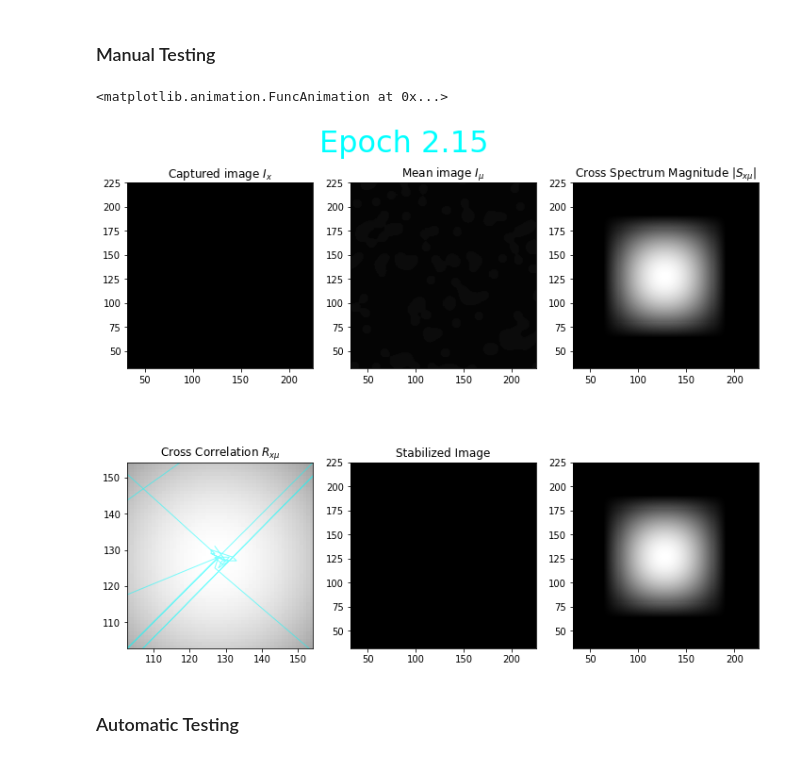
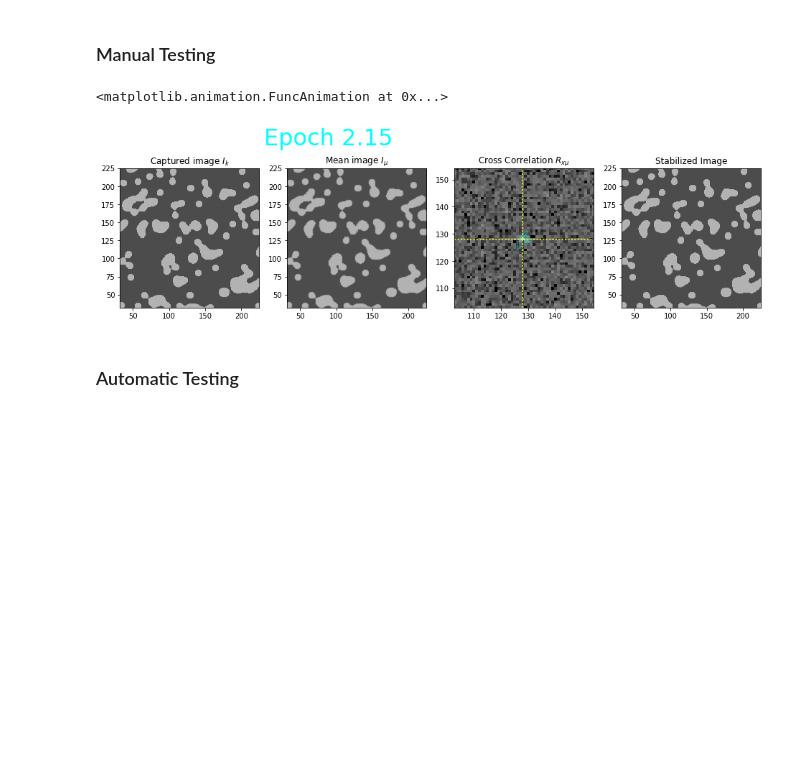
Before and after one commit to 12AT7/allen-interview, a Jupyter notebook: motion.ipynb, the cells around one changed output. Drawn from its saved outputs; the diff is of its cells as text; code cells hidden in the pictures; blank space fills up the shorter version.

Commit message:
Fixed RandomWalk animation, but the code is still ugly

```diff
--- a/motion.ipynb
+++ b/motion.ipynb
@@ -65,7 +65,8 @@ def MotionCorrect(imagelist, num_epochs=3):
         for i, capture in enumerate(imagelist):
             Sxm = fft2(capture)*mu_Fourier
             Rxm = np.absolute(ifft2(Sxm/np.absolute(Sxm)))
-            offset = np.unravel_index(Rxm.argmax(), Rxm.shape)
+            offset = np.unravel_index(fftshift(Rxm).argmax(), Rxm.shape)
+            offset = (offset[1] - int(N/2), offset[0] - int(N/2))
             stabilized = transform.warp(capture, AffineTransform(translation=offset))
             imagelist[i] = stabilized
             yield {
@@ -256,59 +257,64 @@ class WhiteNoise:
 # %% [markdown]
 ### Manual Testing
 # %%
-fig, axes = plt.subplots(ncols=3, nrows=2, figsize=(12,10))
+fig, axes = plt.subplots(ncols=4, nrows=1, figsize=(16,6))
 ax = axes.flatten()
 pad = PaddedHanningWindow()
 image_artist = [a.imshow(pad, vmin=0, vmax=1) for a in ax]
-image_artist[2] = ax[2].imshow(pad, vmin=0, vmax=30)
-image_artist[3] = ax[3].imshow(pad, vmin=-10, vmax=0, zorder=0)
+#image_artist[2] = ax[2].imshow(pad, vmin=0, vmax=30)
+image_artist[2] = ax[2].imshow(pad, vmin=-10, vmax=0, zorder=0)
 P=32
 N = pad.shape[0]
 for a in ax:
     a.axis([P,N-P,P,N-P])
-ax[3].axis([N/2-N/10, N/2+N/10, N/2-N/10, N/2+N/10])
+ax[2].axis([N/2-N/10, N/2+N/10, N/2-N/10, N/2+N/10])
 
-for a, title in zip(ax, ['Captured image $I_x$', 'Mean image $I_\mu$',
-                         'Cross Spectrum Magnitude $|S_{x\mu}|$',
+for a, title in zip(ax, ['Captured image $I_k$',
+                         'Mean image $I_\mu$',
+                         #'Cross Spectrum Magnitude $|S_{x\mu}|$',
                          'Cross Correlation $R_{x\mu}$',
                          'Stabilized Image', '']):
     a.set_title(title)
 
 text1 = ax[1].text(0, N, "Epoch 0", color='cyan', fontsize=32)
-track, = ax[3].plot([], [], color='cyan', lw=1, alpha=.5, zorder=2)
-truth, = ax[3].plot(
+track, = ax[2].plot([], [], color='cyan', lw=1, alpha=.5, zorder=2)
+truth, = ax[2].plot(
     [],
     # [pad.shape[0]/2 - x[0] -.5 for x in model.walk], [pad.shape[1]/2 - x[1] -.5 for x in model.walk],
     color='red', zorder=1, lw=10, alpha=.5)
 
-vmark = ax[3].axvline(N/2, color='yellow', linestyle=':', alpha=1)
-hmark = ax[3].axhline(N/2, color='yellow', linestyle=':', alpha=1)
+vmark = ax[2].axvline(N/2, color='yellow', linestyle=':', alpha=1)
+hmark = ax[2].axhline(N/2, color='yellow', linestyle=':', alpha=1)
 
 walk_x = []
 walk_y = []
 
 def animate(frame):
     # capture, epoch, mu_image, Sxm, Rxm, stabilized = data
     Rxm = frame['Rxm']
     for artist, img in zip(image_artist,
-            [frame['capture'], frame['mu_image'], fftshift(np.log(np.abs(frame['Sxm']))), np.log(Rxm), frame['stabilized'], pad]):
+            [frame['capture'],
+            frame['mu_image'],
+            np.log(Rxm),
+            frame['stabilized'],
+            ]):
         artist.set_array(img)
-    argmax = np.unravel_index(Rxm.argmax(), Rxm.shape)
-    hmark.set_ydata([argmax[0]])
-    vmark.set_xdata([argmax[1]])
-    walk_x.append(argmax[0])
-    walk_y.append(argmax[1])
+    offset = (int(N/2) + frame['offset'][1], int(N/2) + frame['offset'][0])
+    hmark.set_ydata(offset[0])
+    vmark.set_xdata(offset[1])
+    walk_x.append(offset[0])
+    walk_y.append(offset[1])
     track.set_data(walk_y, walk_x)
     text1.set_text('Epoch {}.{}'.format(*frame['epoch']))
-    return image_artist
+    return list(image_artist) + [hmark, vmark, track]
 
 imagelist = simulate_capture(SyntheticBlobs(), RandomWalk(), WhiteNoise(0.00001))
 stabilized = MotionCorrect(imagelist)
 anim = animation.FuncAnimation(fig, animate, frames=stabilized, blit=True)
 anim
 # %% [output]
 <matplotlib.animation.FuncAnimation at 0x...>
-[figure, old version]
+[figure, new version]
 # %% [markdown]
 ### Automatic Testing
 # %% [markdown]
```
Also changed, not shown: parts of 1 cell of this notebook.
